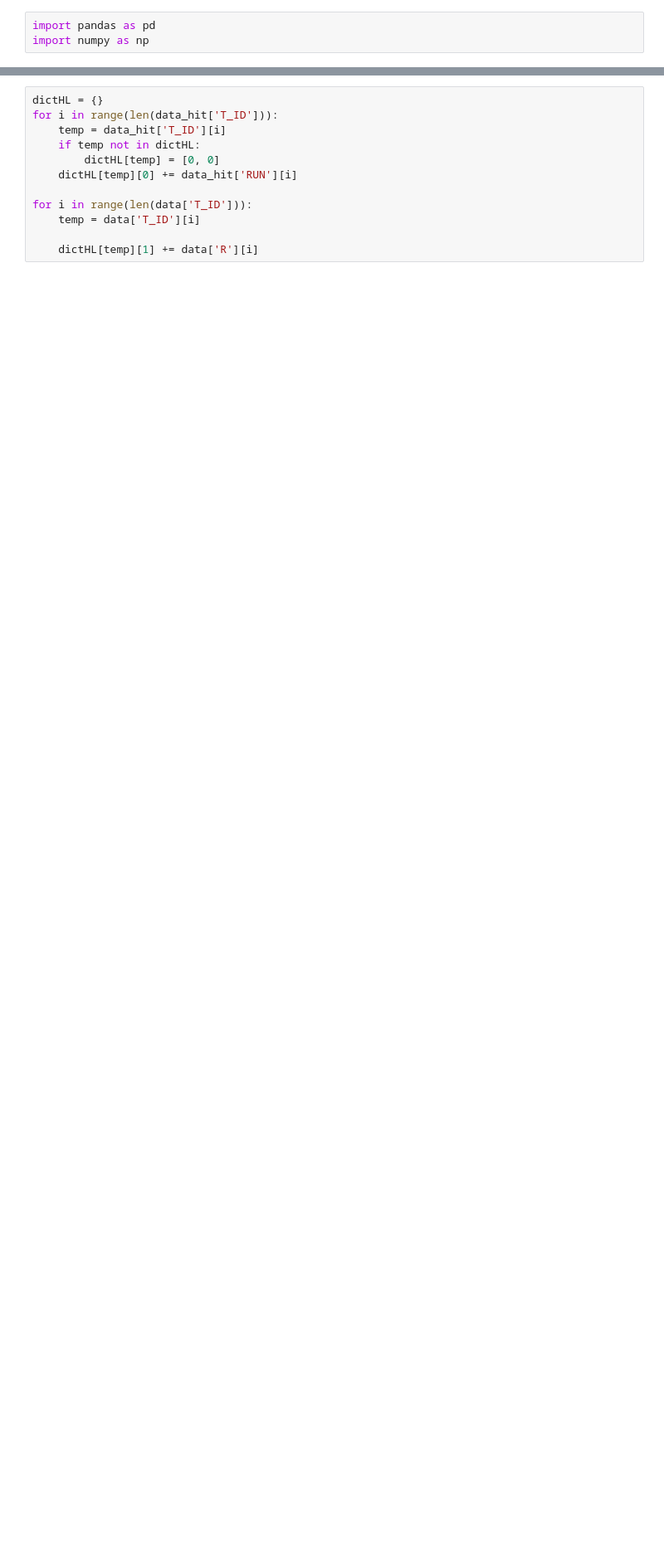
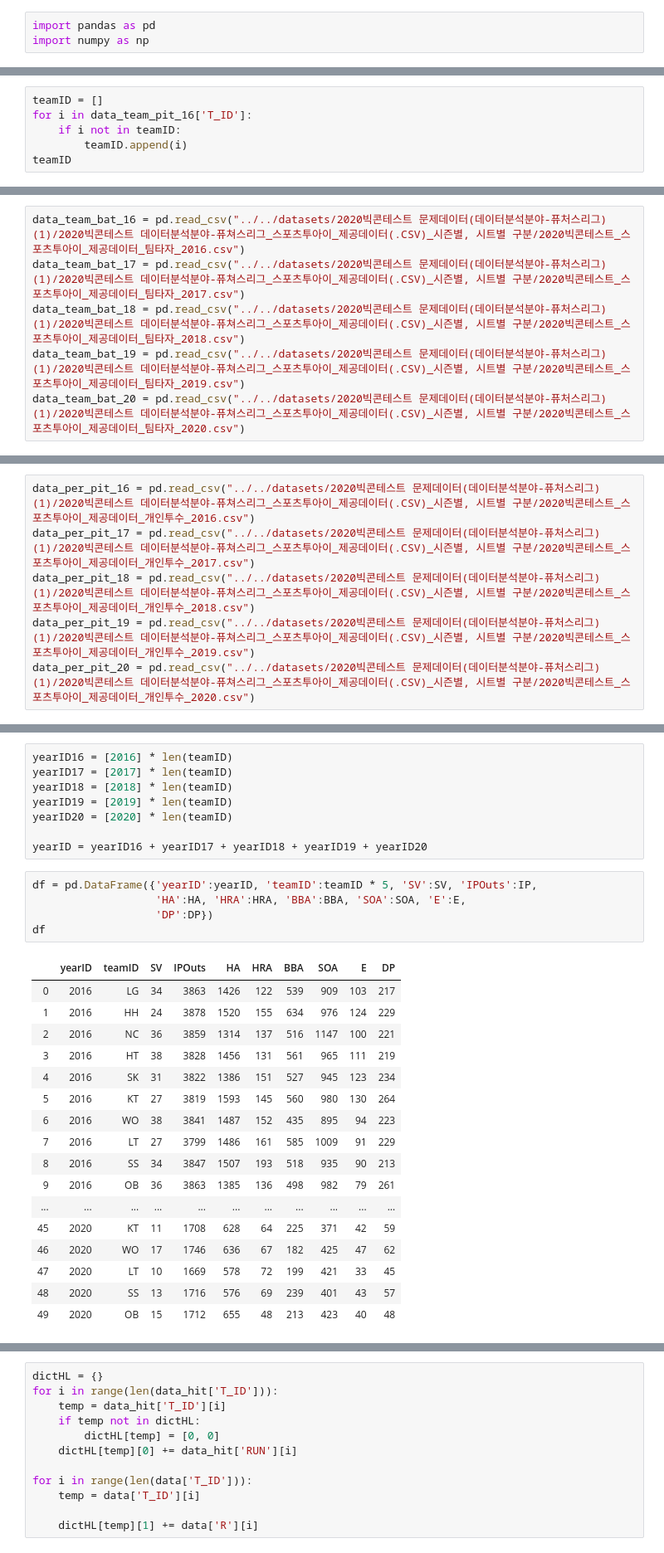
Before and after one commit to Hoesung-Jung/2020_BigContest, a Jupyter notebook: personal directory/cyclone989/Untitled.ipynb, the cells around one changed output, grey strips where cells are left out. Shown: that part at 83% size. Cells and saved outputs as stored; diff of their text form; blank space fills up the shorter version.

```diff
--- a/personal directory/cyclone989/Untitled.ipynb
+++ b/personal directory/cyclone989/Untitled.ipynb
@@ -21,0 +44,6 @@ data
+# %%
+teamID = []
+for i in data_team_pit_16['T_ID']:
+    if i not in teamID:
+        teamID.append(i)
+teamID
@@ -21,0 +232,6 @@ data
+# %%
+data_team_bat_16 = pd.read_csv("../../datasets/2020빅콘테스트 문제데이터(데이터분석분야-퓨처스리그) (1)/2020빅콘테스트 데이터분석분야-퓨쳐스리그_스포츠투아이_제공데이터(.CSV)_시즌별, 시트별 구분/2020빅콘테스트_스포츠투아이_제공데이터_팀타자_2016.csv")
+data_team_bat_17 = pd.read_csv("../../datasets/2020빅콘테스트 문제데이터(데이터분석분야-퓨처스리그) (1)/2020빅콘테스트 데이터분석분야-퓨쳐스리그_스포츠투아이_제공데이터(.CSV)_시즌별, 시트별 구분/2020빅콘테스트_스포츠투아이_제공데이터_팀타자_2017.csv")
+data_team_bat_18 = pd.read_csv("../../datasets/2020빅콘테스트 문제데이터(데이터분석분야-퓨처스리그) (1)/2020빅콘테스트 데이터분석분야-퓨쳐스리그_스포츠투아이_제공데이터(.CSV)_시즌별, 시트별 구분/2020빅콘테스트_스포츠투아이_제공데이터_팀타자_2018.csv")
+data_team_bat_19 = pd.read_csv("../../datasets/2020빅콘테스트 문제데이터(데이터분석분야-퓨처스리그) (1)/2020빅콘테스트 데이터분석분야-퓨쳐스리그_스포츠투아이_제공데이터(.CSV)_시즌별, 시트별 구분/2020빅콘테스트_스포츠투아이_제공데이터_팀타자_2019.csv")
+data_team_bat_20 = pd.read_csv("../../datasets/2020빅콘테스트 문제데이터(데이터분석분야-퓨처스리그) (1)/2020빅콘테스트 데이터분석분야-퓨쳐스리그_스포츠투아이_제공데이터(.CSV)_시즌별, 시트별 구분/2020빅콘테스트_스포츠투아이_제공데이터_팀타자_2020.csv")
@@ -21,0 +302,6 @@ data
+# %%
+data_per_pit_16 = pd.read_csv("../../datasets/2020빅콘테스트 문제데이터(데이터분석분야-퓨처스리그) (1)/2020빅콘테스트 데이터분석분야-퓨쳐스리그_스포츠투아이_제공데이터(.CSV)_시즌별, 시트별 구분/2020빅콘테스트_스포츠투아이_제공데이터_개인투수_2016.csv")
+data_per_pit_17 = pd.read_csv("../../datasets/2020빅콘테스트 문제데이터(데이터분석분야-퓨처스리그) (1)/2020빅콘테스트 데이터분석분야-퓨쳐스리그_스포츠투아이_제공데이터(.CSV)_시즌별, 시트별 구분/2020빅콘테스트_스포츠투아이_제공데이터_개인투수_2017.csv")
+data_per_pit_18 = pd.read_csv("../../datasets/2020빅콘테스트 문제데이터(데이터분석분야-퓨처스리그) (1)/2020빅콘테스트 데이터분석분야-퓨쳐스리그_스포츠투아이_제공데이터(.CSV)_시즌별, 시트별 구분/2020빅콘테스트_스포츠투아이_제공데이터_개인투수_2018.csv")
+data_per_pit_19 = pd.read_csv("../../datasets/2020빅콘테스트 문제데이터(데이터분석분야-퓨처스리그) (1)/2020빅콘테스트 데이터분석분야-퓨쳐스리그_스포츠투아이_제공데이터(.CSV)_시즌별, 시트별 구분/2020빅콘테스트_스포츠투아이_제공데이터_개인투수_2019.csv")
+data_per_pit_20 = pd.read_csv("../../datasets/2020빅콘테스트 문제데이터(데이터분석분야-퓨처스리그) (1)/2020빅콘테스트 데이터분석분야-퓨쳐스리그_스포츠투아이_제공데이터(.CSV)_시즌별, 시트별 구분/2020빅콘테스트_스포츠투아이_제공데이터_개인투수_2020.csv")
@@ -21,0 +360,31 @@ data
+# %%
+yearID16 = [2016] * len(teamID)
+yearID17 = [2017] * len(teamID)
+yearID18 = [2018] * len(teamID)
+yearID19 = [2019] * len(teamID)
+yearID20 = [2020] * len(teamID)
+
+yearID = yearID16 + yearID17 + yearID18 + yearID19 + yearID20
+# %%
+df = pd.DataFrame({'yearID':yearID, 'teamID':teamID * 5, 'SV':SV, 'IPOuts':IP,
+                   'HA':HA, 'HRA':HRA, 'BBA':BBA, 'SOA':SOA, 'E':E,
+                   'DP':DP})
+df
+# %% [output]
+|  | yearID | teamID | SV | IPOuts | HA | HRA | BBA | SOA | E | DP |
+| 0 | 2016 | LG | 34 | 3863 | 1426 | 122 | 539 | 909 | 103 | 217 |
+| 1 | 2016 | HH | 24 | 3878 | 1520 | 155 | 634 | 976 | 124 | 229 |
+| 2 | 2016 | NC | 36 | 3859 | 1314 | 137 | 516 | 1147 | 100 | 221 |
+| 3 | 2016 | HT | 38 | 3828 | 1456 | 131 | 561 | 965 | 111 | 219 |
+| 4 | 2016 | SK | 31 | 3822 | 1386 | 151 | 527 | 945 | 123 | 234 |
+| 5 | 2016 | KT | 27 | 3819 | 1593 | 145 | 560 | 980 | 130 | 264 |
+| 6 | 2016 | WO | 38 | 3841 | 1487 | 152 | 435 | 895 | 94 | 223 |
+| 7 | 2016 | LT | 27 | 3799 | 1486 | 161 | 585 | 1009 | 91 | 229 |
+| 8 | 2016 | SS | 34 | 3847 | 1507 | 193 | 518 | 935 | 90 | 213 |
+| 9 | 2016 | OB | 36 | 3863 | 1385 | 136 | 498 | 982 | 79 | 261 |
+| ... | ... | ... | ... | ... | ... | ... | ... | ... | ... | ... |
+| 45 | 2020 | KT | 11 | 1708 | 628 | 64 | 225 | 371 | 42 | 59 |
+| 46 | 2020 | WO | 17 | 1746 | 636 | 67 | 182 | 425 | 47 | 62 |
+| 47 | 2020 | LT | 10 | 1669 | 578 | 72 | 199 | 421 | 33 | 45 |
+| 48 | 2020 | SS | 13 | 1716 | 576 | 69 | 239 | 401 | 43 | 57 |
+| 49 | 2020 | OB | 15 | 1712 | 655 | 48 | 213 | 423 | 40 | 48 |
```
Also changed, not shown: parts of 26 cells of this notebook, 1 other file.
